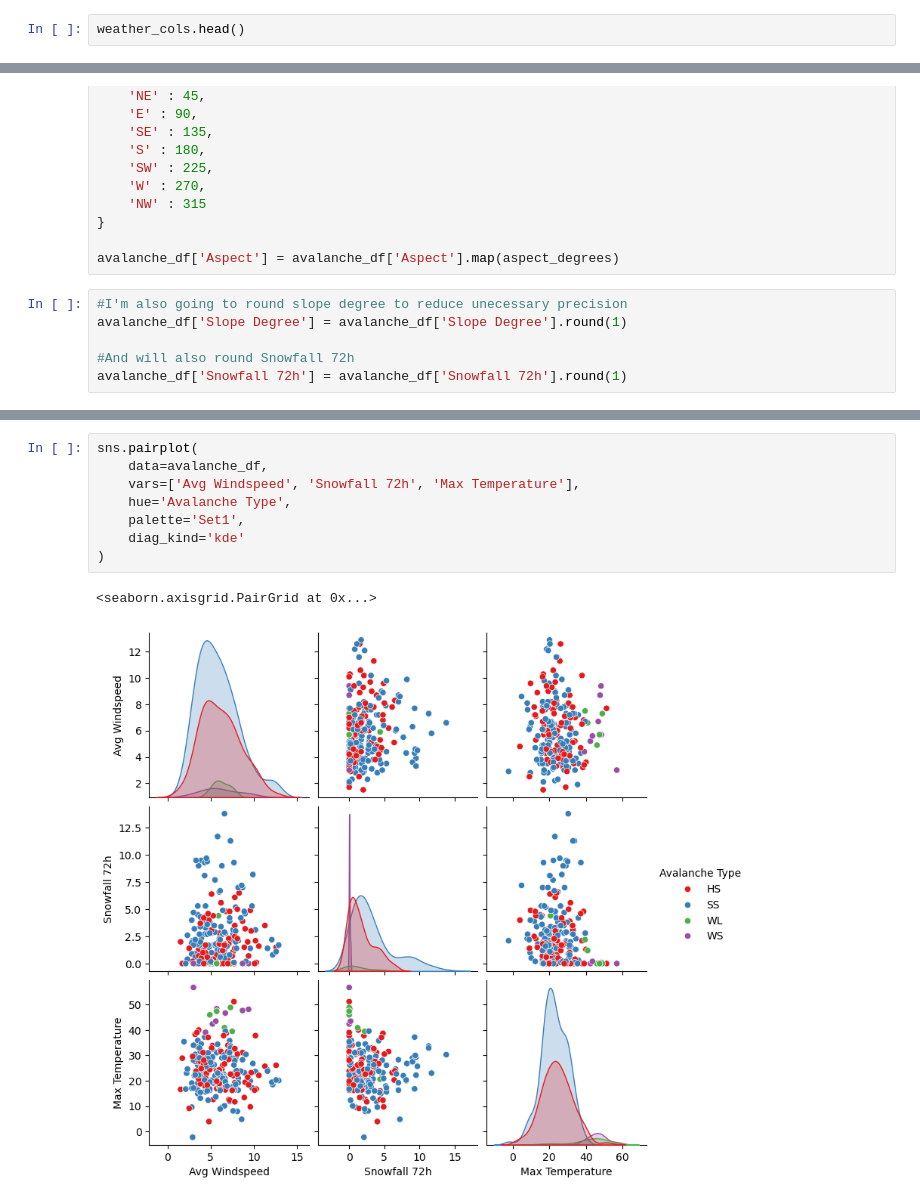
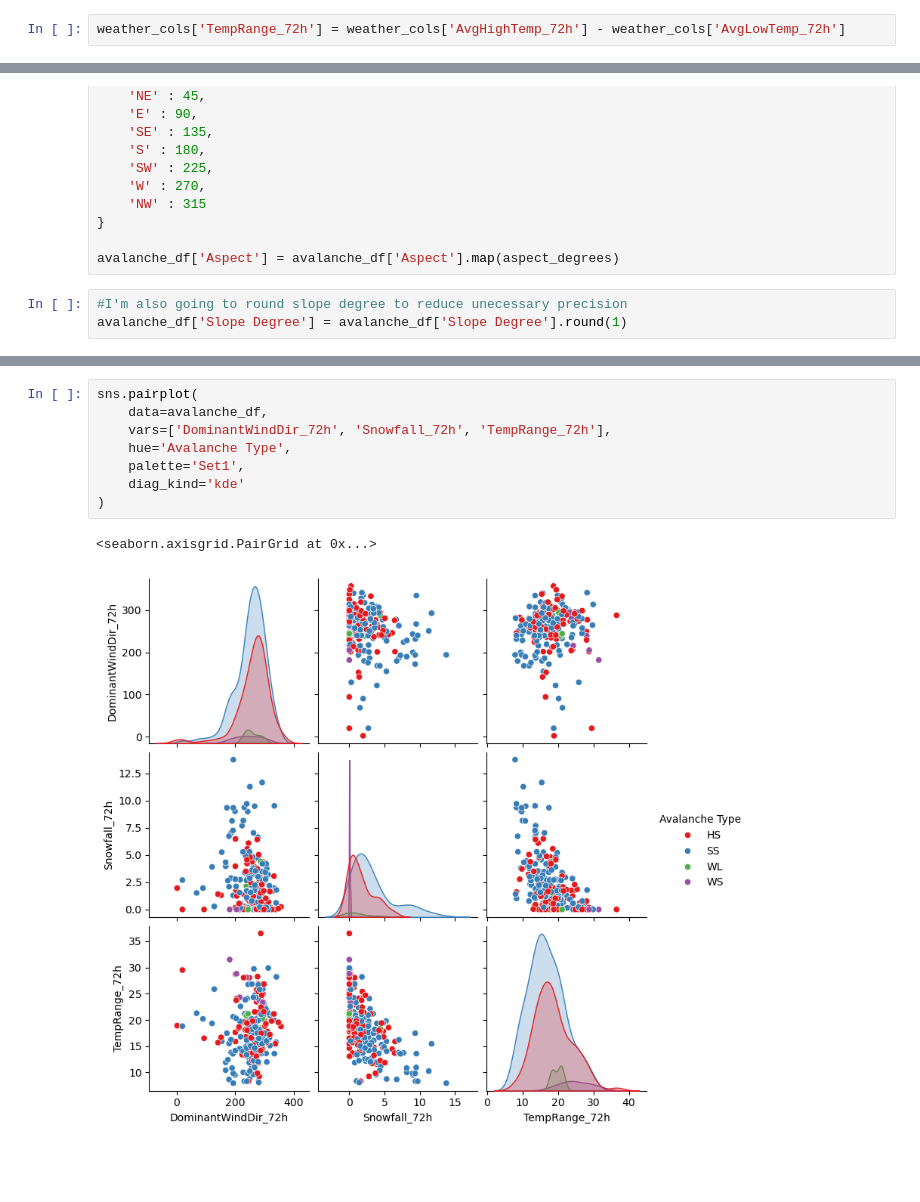
Before and after one commit to GrantSchumacher/avalanche-ml-project, a Jupyter notebook: notebooks/avalanche_ml.ipynb, the cells around one changed output, grey strips where cells are left out. Cells and saved outputs as stored; diff of their text form; blank space fills up the shorter version.

Commit message:
Refactor weather features to 72h windows and update EDA with rose/overlay plots and pairplot

```diff
--- a/notebooks/avalanche_ml.ipynb
+++ b/notebooks/avalanche_ml.ipynb
@@ -658,2 +665,2 @@ weather_cols.describe()
 # %%
-weather_cols.head()
+weather_cols['TempRange_72h'] = weather_cols['AvgHighTemp_72h'] - weather_cols['AvgLowTemp_72h']
@@ -696,9 +708,6 @@ avalanche_df['Aspect'] = avalanche_df['Aspect'].map(aspect_degrees)
 # %%
 #I'm also going to round slope degree to reduce unecessary precision
 avalanche_df['Slope Degree'] = avalanche_df['Slope Degree'].round(1)
-
-#And will also round Snowfall 72h
-avalanche_df['Snowfall 72h'] = avalanche_df['Snowfall 72h'].round(1)
 # %%
 avalanche_df.head()
 # %% [output]
@@ -769,11 +825,11 @@ plt.show()
 # %%
 sns.pairplot(
     data=avalanche_df,
-    vars=['Avg Windspeed', 'Snowfall 72h', 'Max Temperature'],
+    vars=['DominantWindDir_72h', 'Snowfall_72h', 'TempRange_72h'],
     hue='Avalanche Type',
     palette='Set1',
     diag_kind='kde'
 )
 # %% [output]
 <seaborn.axisgrid.PairGrid at 0x...>
-[figure, old version]
+[figure, new version]
```
Also changed, not shown: parts of 11 cells of this notebook.
